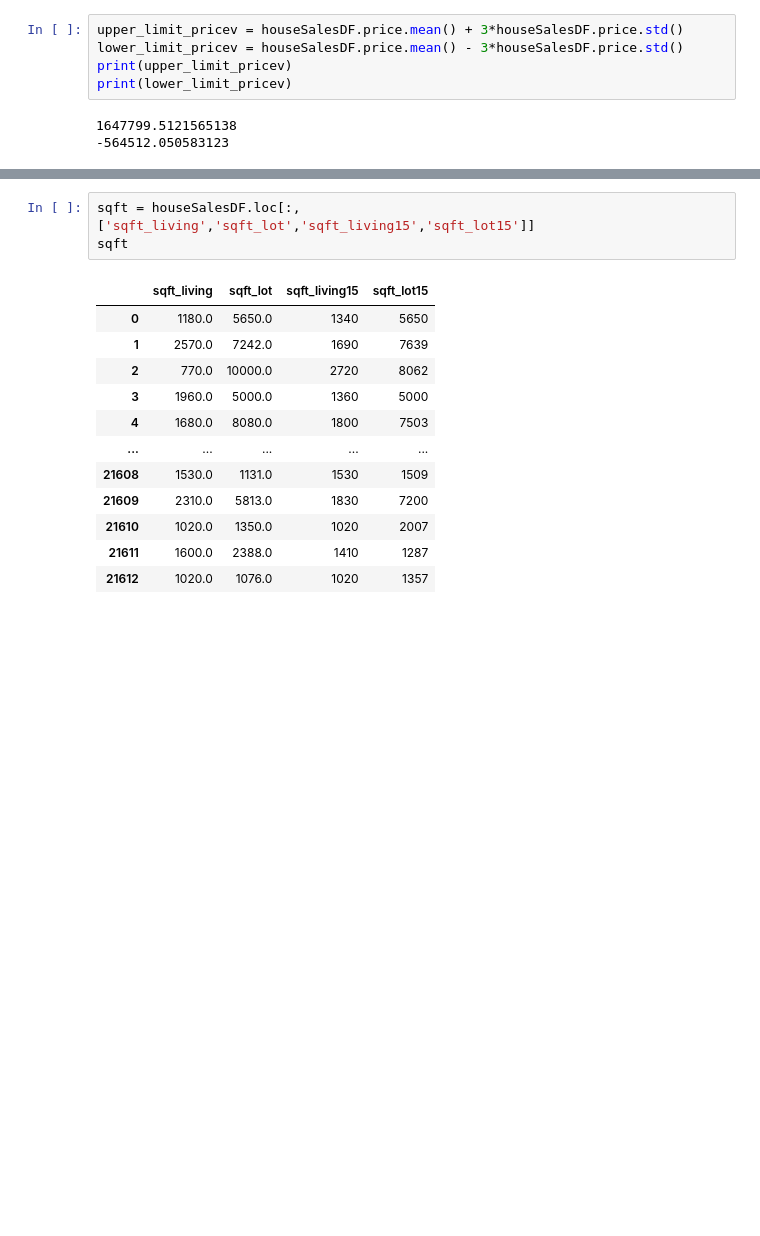
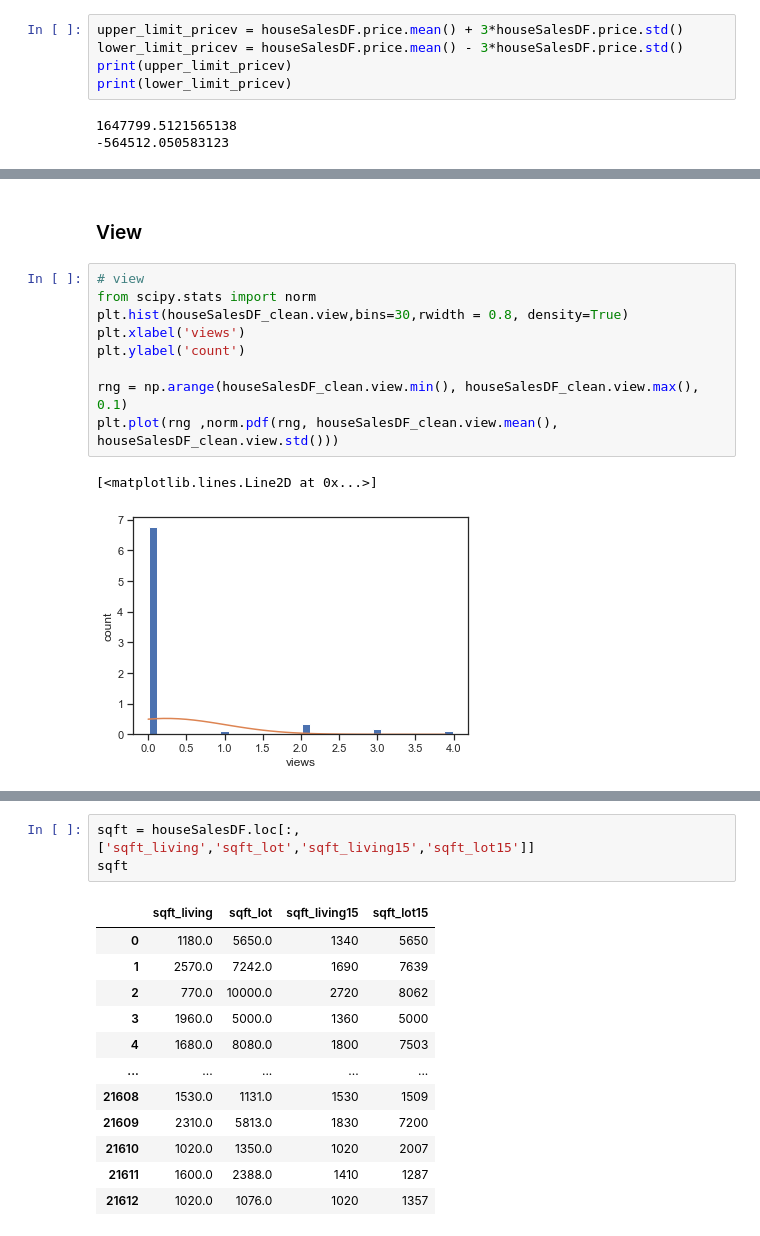
Before and after one commit to ruddysimon/ADS500B-Project, a Jupyter notebook: HouseSalesWashington.ipynb, the cells around one changed output, grey strips where cells are left out. Cells and saved outputs as stored; diff of their text form; blank space fills up the shorter version.

```diff
--- a/HouseSalesWashington.ipynb
+++ b/HouseSalesWashington.ipynb
@@ -405,0 +442,14 @@ houseSalesDF_clean[(houseSalesDF_clean.bedrooms>upper_limit_bedv) | (houseSalesD
+# %% [markdown]
+### View
+# %%
+# view
+from scipy.stats import norm
+plt.hist(houseSalesDF_clean.view,bins=30,rwidth = 0.8, density=True)
+plt.xlabel('views')
+plt.ylabel('count')
+
+rng = np.arange(houseSalesDF_clean.view.min(), houseSalesDF_clean.view.max(), 0.1)
+plt.plot(rng ,norm.pdf(rng, houseSalesDF_clean.view.mean(), houseSalesDF_clean.view.std()))
+# %% [output]
+[<matplotlib.lines.Line2D at 0x...>]
+[figure, added]
```
Also changed, not shown: parts of 33 cells of this notebook.
